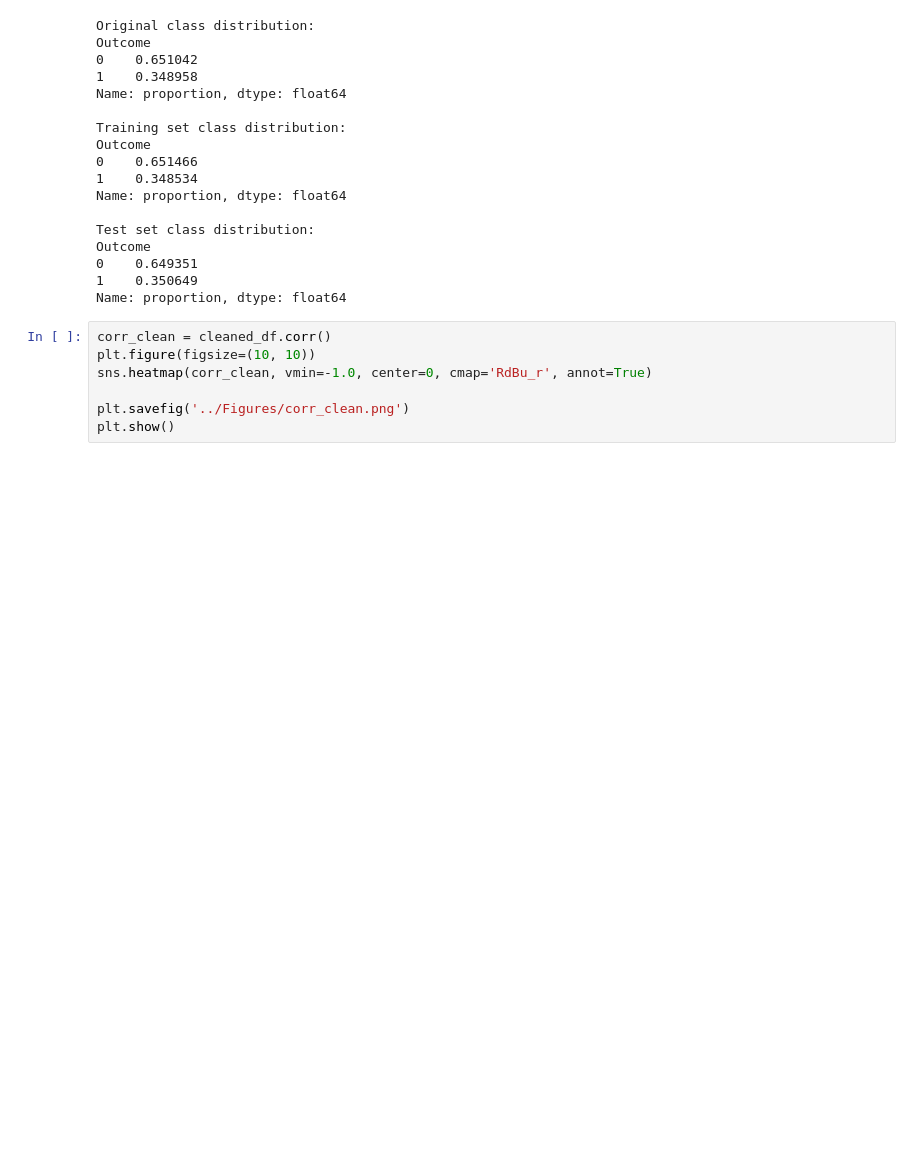
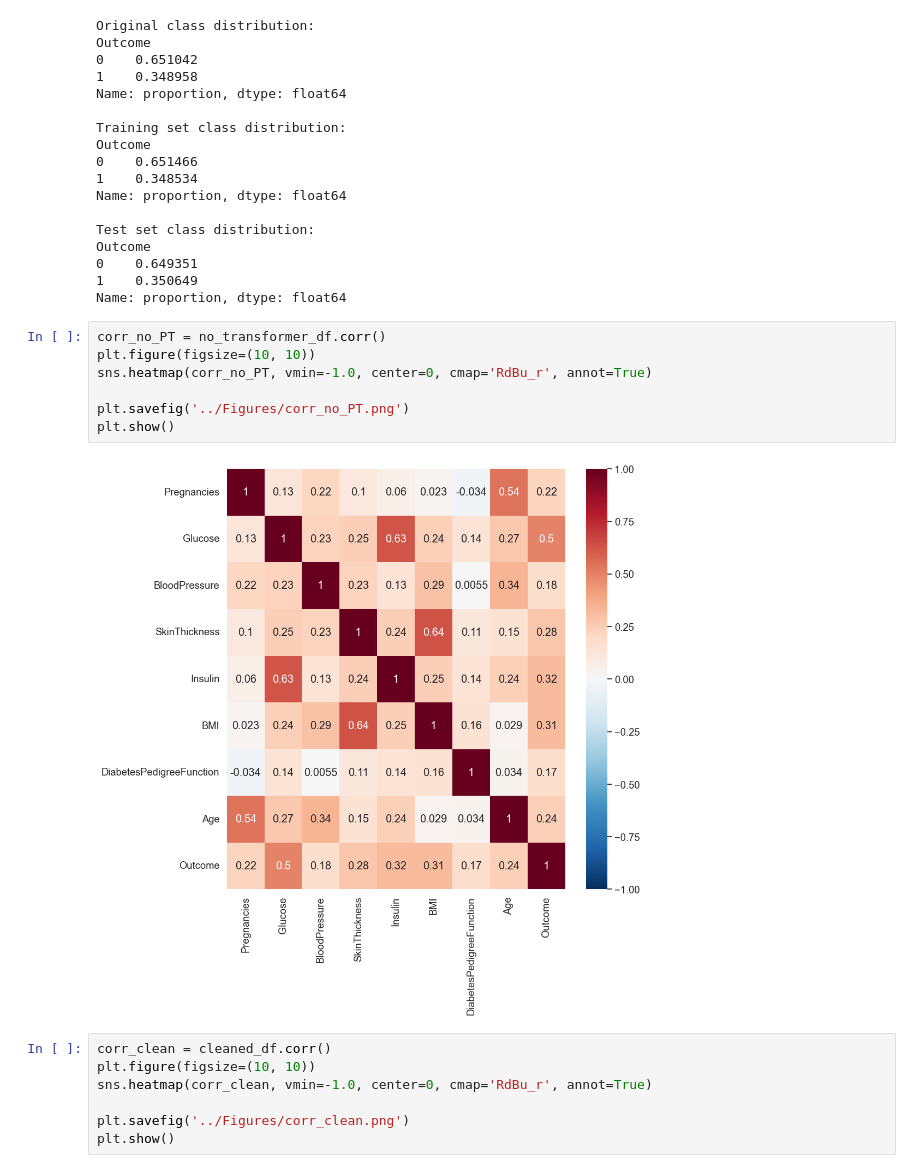
Before and after one commit to mettlrob/FoDS-Diabetes-Diagnosis, a Jupyter notebook: Data_Processing/proc_data.ipynb, the cells around one changed output. Drawn from its saved outputs; the diff is of its cells as text; blank space fills up the shorter version.

```diff
--- a/Data_Processing/proc_data.ipynb
+++ b/Data_Processing/proc_data.ipynb
@@ -527,6 +527,15 @@ Outcome
 0    0.649351
 1    0.350649
 Name: proportion, dtype: float64
+# %%
+corr_no_PT = no_transformer_df.corr()
+plt.figure(figsize=(10, 10))
+sns.heatmap(corr_no_PT, vmin=-1.0, center=0, cmap='RdBu_r', annot=True)
+
+plt.savefig('../Figures/corr_no_PT.png')
+plt.show()
+# %% [output]
+[figure, added]
 # %%
 corr_clean = cleaned_df.corr()
 plt.figure(figsize=(10, 10))
```
Also changed, not shown: 5 other files.
